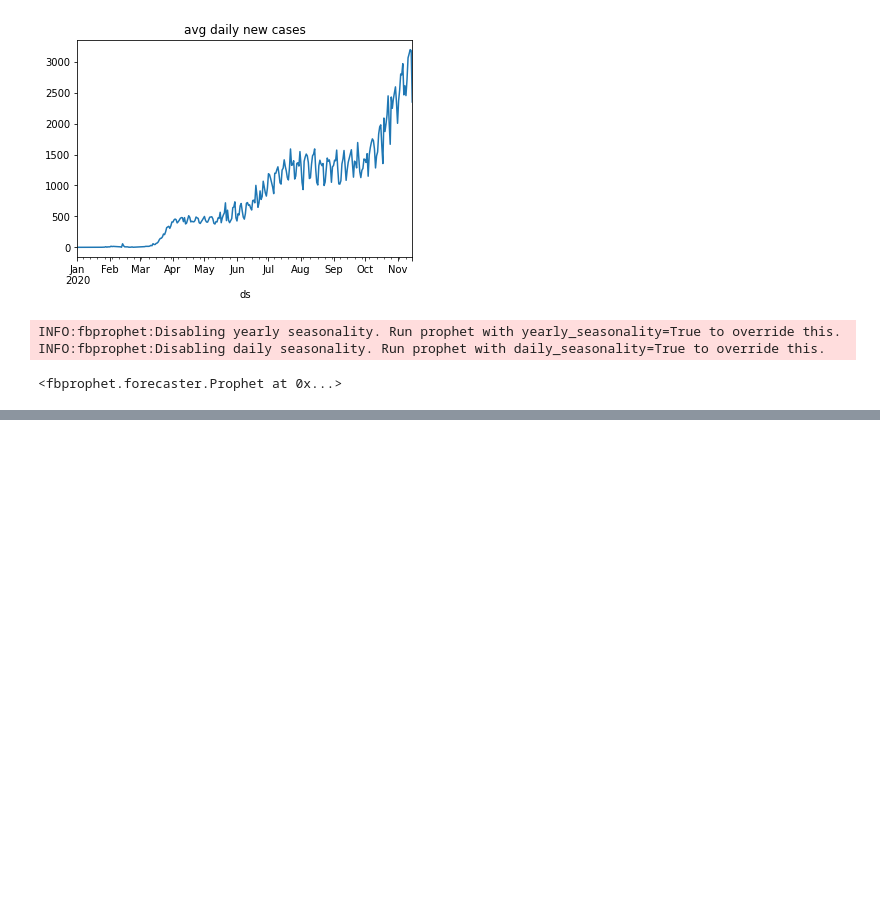
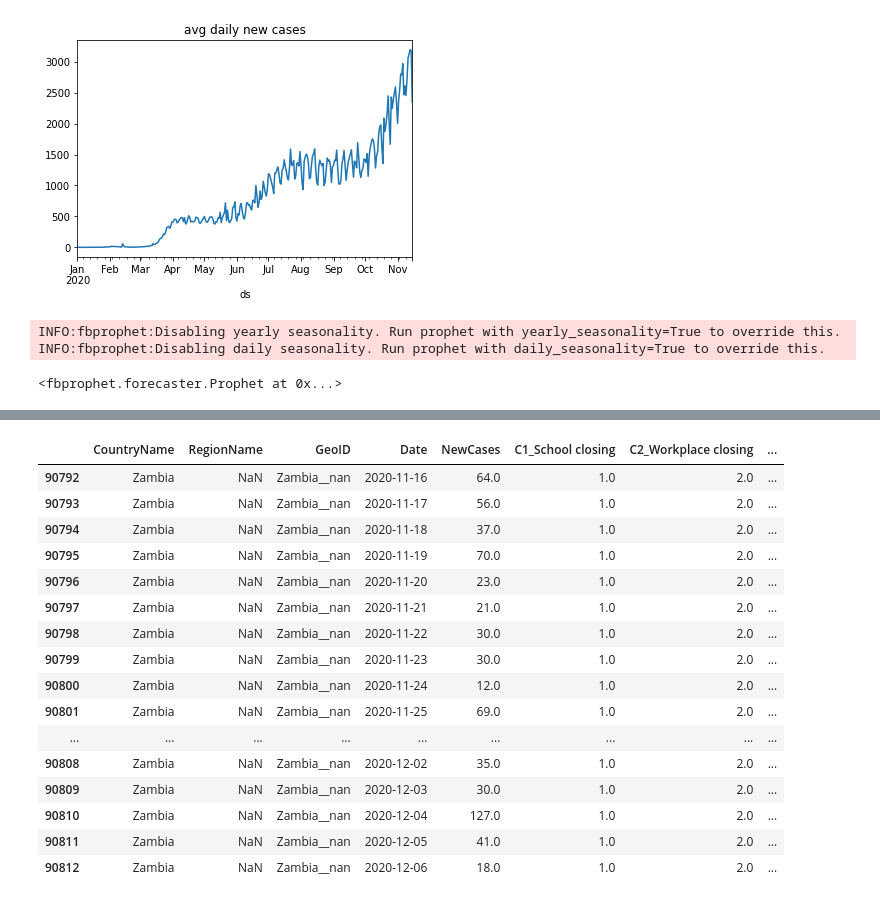
Before and after one commit to georgian-io/covid-xprize, a Jupyter notebook: covid_xprize/examples/predictors/linear/prophet.ipynb, the cells around one changed output, grey strips where cells are left out. Saved outputs shown, nothing was run; the diff lists cells and outputs as text; code cells hidden in the pictures; blank space fills up the shorter version.

```diff
--- a/covid_xprize/examples/predictors/linear/prophet.ipynb
+++ b/covid_xprize/examples/predictors/linear/prophet.ipynb
@@ -189,0 +265,20 @@ Name: CountryName, Length: 6360, dtype: object
+# %%
+y_true_df[y_true_df['CountryName'] == 'Zambia']
+# %% [output]
+|  | CountryName | RegionName | GeoID | Date | NewCases | C1_School closing | C2_Workplace closing | ... |
+| 90792 | Zambia | NaN | Zambia__nan | 2020-11-16 | 64.0 | 1.0 | 2.0 | ... |
+| 90793 | Zambia | NaN | Zambia__nan | 2020-11-17 | 56.0 | 1.0 | 2.0 | ... |
+| 90794 | Zambia | NaN | Zambia__nan | 2020-11-18 | 37.0 | 1.0 | 2.0 | ... |
+| 90795 | Zambia | NaN | Zambia__nan | 2020-11-19 | 70.0 | 1.0 | 2.0 | ... |
+| 90796 | Zambia | NaN | Zambia__nan | 2020-11-20 | 23.0 | 1.0 | 2.0 | ... |
+| 90797 | Zambia | NaN | Zambia__nan | 2020-11-21 | 21.0 | 1.0 | 2.0 | ... |
+| 90798 | Zambia | NaN | Zambia__nan | 2020-11-22 | 30.0 | 1.0 | 2.0 | ... |
+| 90799 | Zambia | NaN | Zambia__nan | 2020-11-23 | 30.0 | 1.0 | 2.0 | ... |
+| 90800 | Zambia | NaN | Zambia__nan | 2020-11-24 | 12.0 | 1.0 | 2.0 | ... |
+| 90801 | Zambia | NaN | Zambia__nan | 2020-11-25 | 69.0 | 1.0 | 2.0 | ... |
+| ... | ... | ... | ... | ... | ... | ... | ... | ... |
+| 90808 | Zambia | NaN | Zambia__nan | 2020-12-02 | 35.0 | 1.0 | 2.0 | ... |
+| 90809 | Zambia | NaN | Zambia__nan | 2020-12-03 | 30.0 | 1.0 | 2.0 | ... |
+| 90810 | Zambia | NaN | Zambia__nan | 2020-12-04 | 127.0 | 1.0 | 2.0 | ... |
+| 90811 | Zambia | NaN | Zambia__nan | 2020-12-05 | 41.0 | 1.0 | 2.0 | ... |
+| 90812 | Zambia | NaN | Zambia__nan | 2020-12-06 | 18.0 | 1.0 | 2.0 | ... |
```
Also changed, not shown: parts of 10 cells of this notebook.
